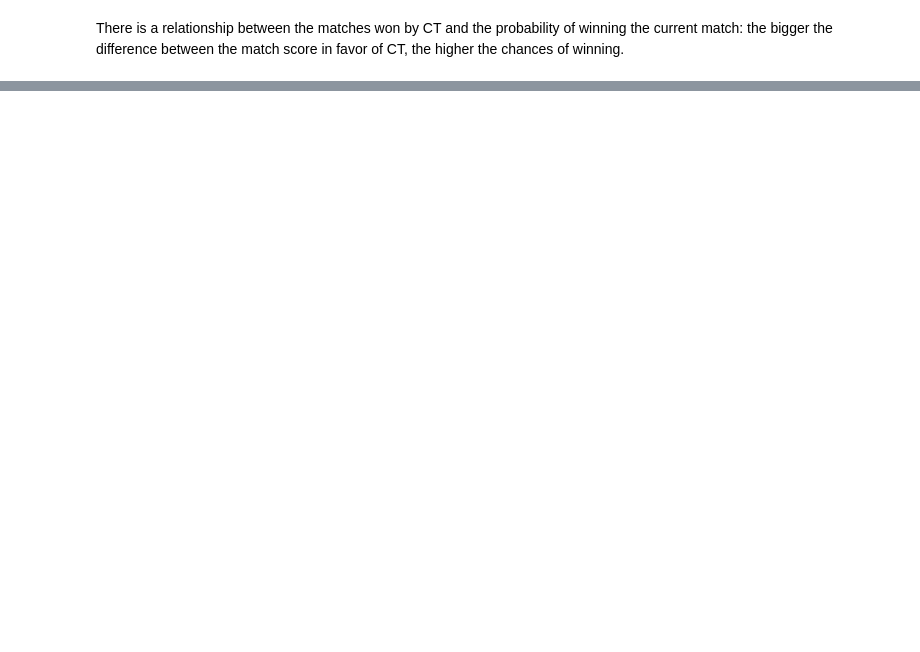
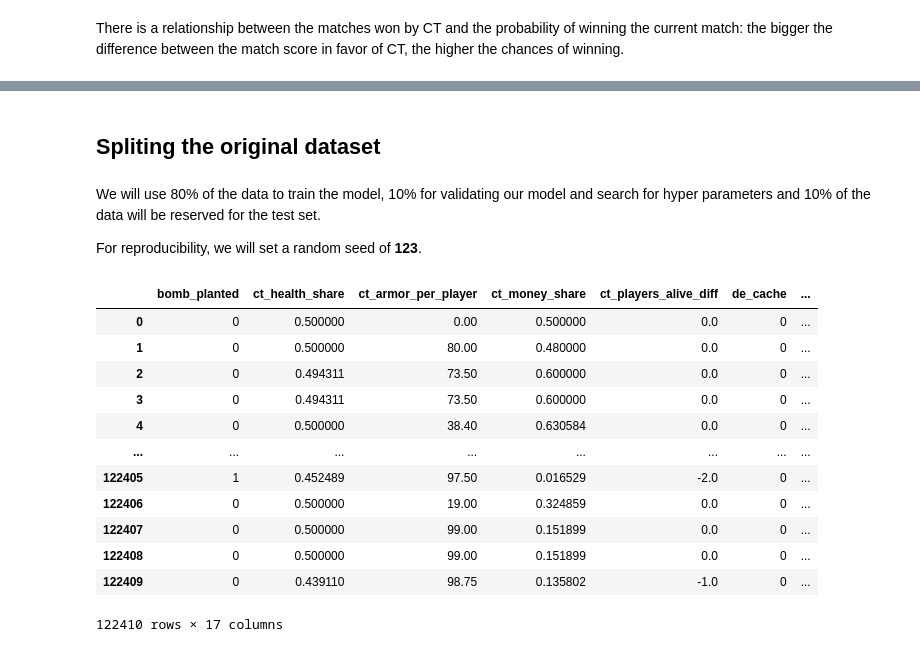
Before and after one commit to Eligijus112/api-book, a Jupyter notebook: api-book/chapter-1-intro/machine-learning-model.ipynb, the cells around one changed output, grey strips where cells are left out. Drawn from its saved outputs; the diff is of its cells as text; code cells hidden in the pictures; blank space fills up the shorter version.

Commit message:
Train test val split of data

```diff
--- a/api-book/chapter-1-intro/machine-learning-model.ipynb
+++ b/api-book/chapter-1-intro/machine-learning-model.ipynb
@@ -253,0 +384,25 @@ There is a relationship between the matches won by CT and the probability of win
+# %%
+# Creating dummy vars for the map feature
+map_df = pd.get_dummies(d['map'])
+
+# Map feature names
+map_features = map_df.columns.values.tolist()
+
+# Concatenating the map_df to original dataframe
+d = pd.concat([d, map_df], axis=1)
+
+# Adding the map features to the original feature list
+features += map_features
+# %%
+# Creating dummy vars for the team_score_diff features
+score_df = pd.get_dummies(d['team_score_diff'])
+
+# Score feature names
+score_df.columns = [f"team_score_diff_in_{str(x)}" for x in score_df.columns]
+score_features = score_df.columns.values.tolist()
+
+# Concatenating the map_df to original dataframe
+d = pd.concat([d, score_df], axis=1)
+
+# Adding the map features to the original feature list
+features += score_features
@@ -253,0 +417,18 @@ There is a relationship between the matches won by CT and the probability of win
+# %% [markdown]
+## Spliting the original dataset
+# %% [markdown]
+We will use 80% of the data to train the model, 10% for validating our model and search for hyper parameters and 10% of the data will be reserved for the test set.
+
+For reproducibility, we will set a random seed of **123**.
+# %%
+# Setting the seed
+seed = 123
+
+# Subseting the dataframe to the features needed + the target variable
+d = d[features + ['Y']]
+
+# Spliting to train and test sets
+train, test = train_test_split(d, test_size=0.2, random_state=seed)
+
+# Further spliting the test to test and validation sets
+test, val = train_test_split(test, test_size=0.5, random_state=seed)
@@ -253,0 +437,16 @@ There is a relationship between the matches won by CT and the probability of win
+# %%
+d
+# %% [output]
+|  | bomb_planted | ct_health_share | ct_armor_per_player | ct_money_share | ct_players_alive_diff | de_cache | ... |
+| 0 | 0 | 0.500000 | 0.00 | 0.500000 | 0.0 | 0 | ... |
+| 1 | 0 | 0.500000 | 80.00 | 0.480000 | 0.0 | 0 | ... |
+| 2 | 0 | 0.494311 | 73.50 | 0.600000 | 0.0 | 0 | ... |
+| 3 | 0 | 0.494311 | 73.50 | 0.600000 | 0.0 | 0 | ... |
+| 4 | 0 | 0.500000 | 38.40 | 0.630584 | 0.0 | 0 | ... |
+| ... | ... | ... | ... | ... | ... | ... | ... |
+| 122405 | 1 | 0.452489 | 97.50 | 0.016529 | -2.0 | 0 | ... |
+| 122406 | 0 | 0.500000 | 19.00 | 0.324859 | 0.0 | 0 | ... |
+| 122407 | 0 | 0.500000 | 99.00 | 0.151899 | 0.0 | 0 | ... |
+| 122408 | 0 | 0.500000 | 99.00 | 0.151899 | 0.0 | 0 | ... |
+| 122409 | 0 | 0.439110 | 98.75 | 0.135802 | -1.0 | 0 | ... |
+122410 rows × 17 columns
```
Also changed, not shown: parts of 20 cells of this notebook, 1 other file.
